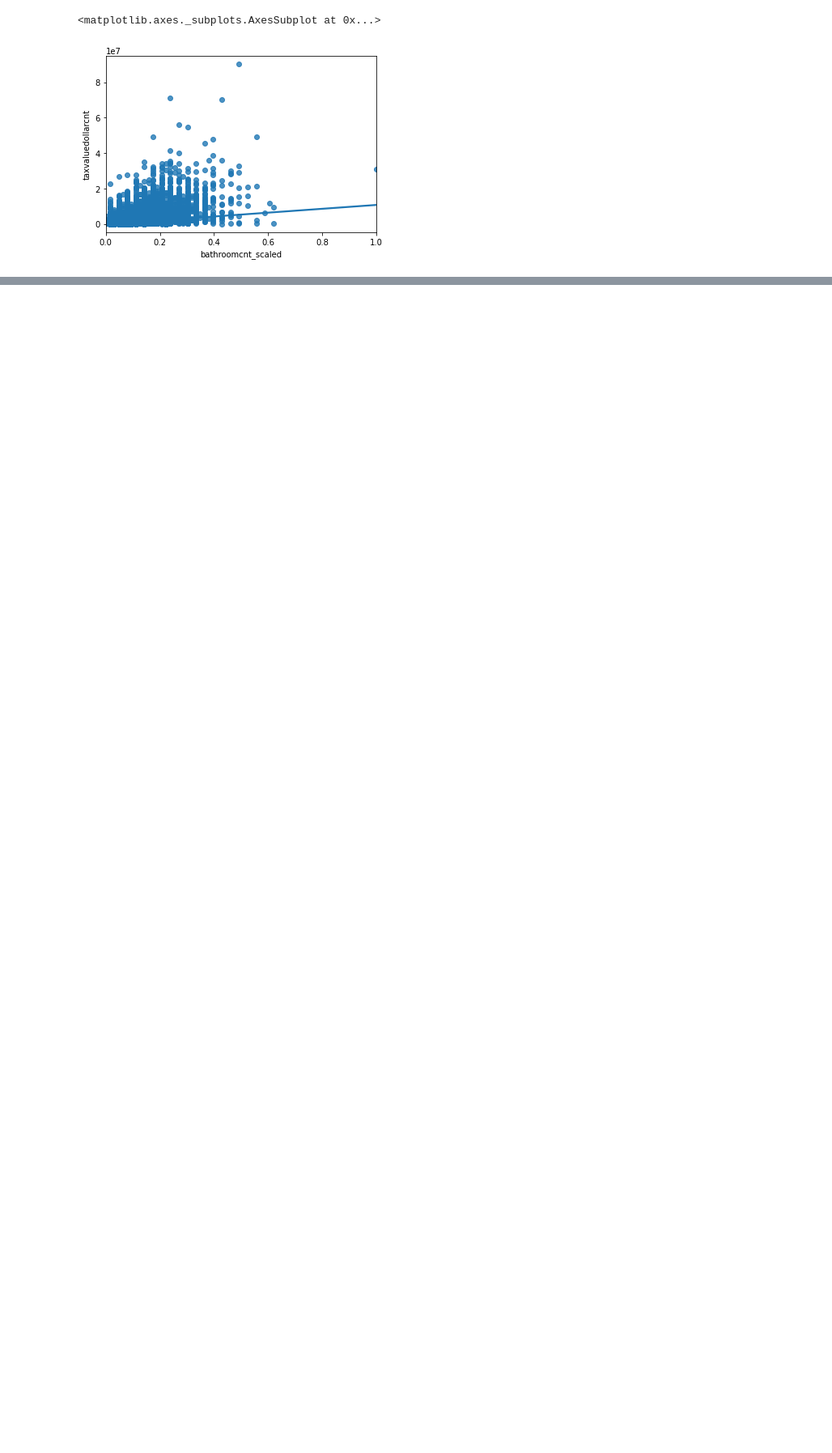
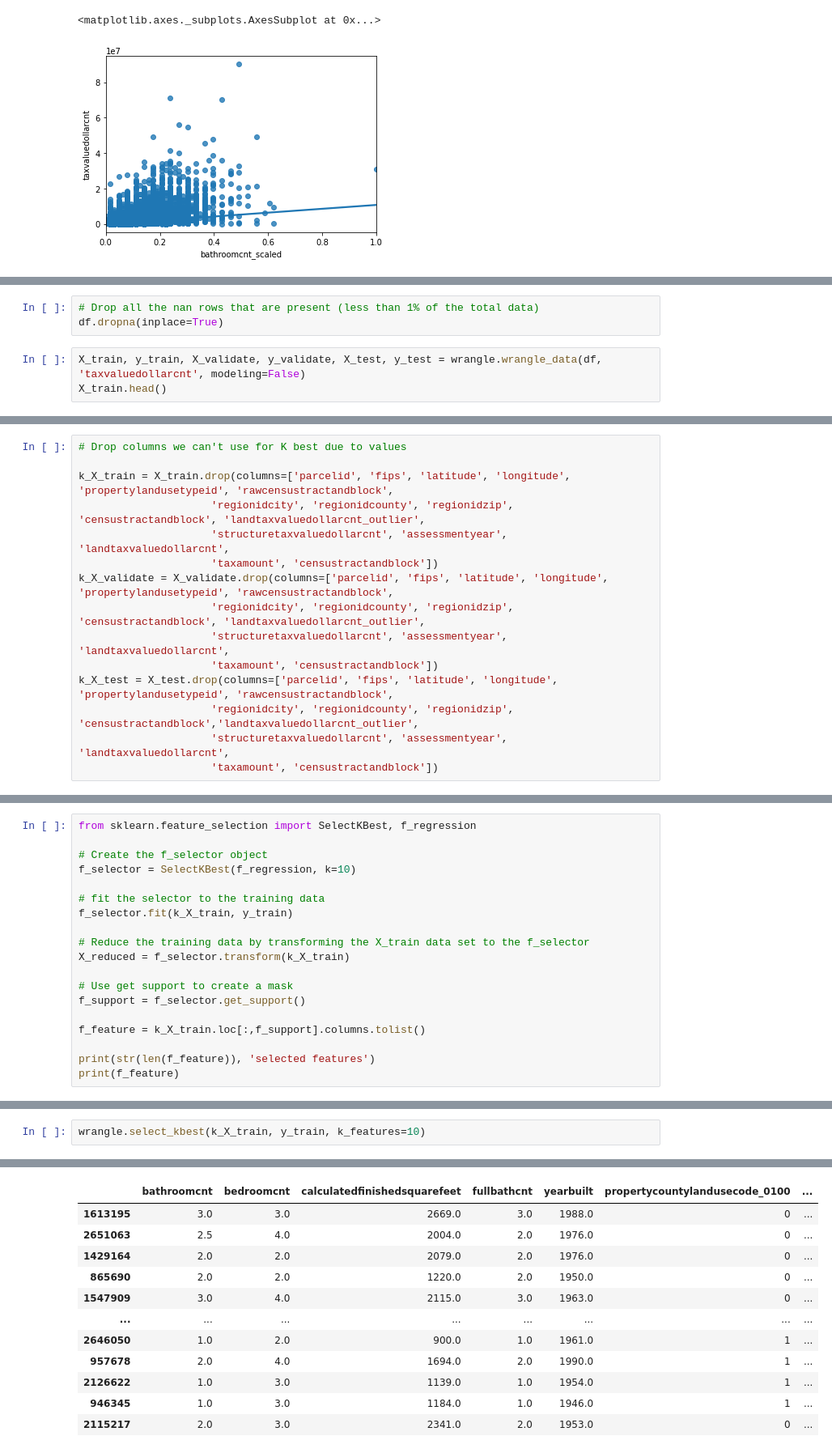
Before and after one commit to Robust-Analytics/zillow-project, a Jupyter notebook: tony_explore.ipynb, the cells around one changed output, grey strips where cells are left out. Shown at 81% size. Saved outputs shown, nothing was run; the diff lists cells and outputs as text; blank space fills up the shorter version.

```diff
--- a/tony_explore.ipynb
+++ b/tony_explore.ipynb
@@ -141,0 +212,6 @@ sns.regplot(data=train, x='bathroomcnt_scaled', y = 'taxvaluedollarcnt')
+# %%
+# Drop all the nan rows that are present (less than 1% of the total data)
+df.dropna(inplace=True)
+# %%
+X_train, y_train, X_validate, y_validate, X_test, y_test = wrangle.wrangle_data(df, 'taxvaluedollarcnt', modeling=False)
+X_train.head()
@@ -141,0 +250,15 @@ sns.regplot(data=train, x='bathroomcnt_scaled', y = 'taxvaluedollarcnt')
+# %%
+# Drop columns we can't use for K best due to values
+
+k_X_train = X_train.drop(columns=['parcelid', 'fips', 'latitude', 'longitude', 'propertylandusetypeid', 'rawcensustractandblock',
+                     'regionidcity', 'regionidcounty', 'regionidzip', 'censustractandblock', 'landtaxvaluedollarcnt_outlier',
+                     'structuretaxvaluedollarcnt', 'assessmentyear', 'landtaxvaluedollarcnt',
+                     'taxamount', 'censustractandblock'])
+k_X_validate = X_validate.drop(columns=['parcelid', 'fips', 'latitude', 'longitude', 'propertylandusetypeid', 'rawcensustractandblock',
+                     'regionidcity', 'regionidcounty', 'regionidzip', 'censustractandblock', 'landtaxvaluedollarcnt_outlier',
+                     'structuretaxvaluedollarcnt', 'assessmentyear', 'landtaxvaluedollarcnt',
+                     'taxamount', 'censustractandblock'])
+k_X_test = X_test.drop(columns=['parcelid', 'fips', 'latitude', 'longitude', 'propertylandusetypeid', 'rawcensustractandblock',
+                     'regionidcity', 'regionidcounty', 'regionidzip', 'censustractandblock','landtaxvaluedollarcnt_outlier',
+                     'structuretaxvaluedollarcnt', 'assessmentyear', 'landtaxvaluedollarcnt',
+                     'taxamount', 'censustractandblock'])
@@ -141,0 +269,19 @@ sns.regplot(data=train, x='bathroomcnt_scaled', y = 'taxvaluedollarcnt')
+# %%
+from sklearn.feature_selection import SelectKBest, f_regression
+
+# Create the f_selector object
+f_selector = SelectKBest(f_regression, k=10)
+
+# fit the selector to the training data
+f_selector.fit(k_X_train, y_train)
+
+# Reduce the training data by transforming the X_train data set to the f_selector
+X_reduced = f_selector.transform(k_X_train)
+
+# Use get support to create a mask
+f_support = f_selector.get_support()
+
+f_feature = k_X_train.loc[:,f_support].columns.tolist()
+
+print(str(len(f_feature)), 'selected features')
+print(f_feature)
@@ -141,0 +291,3 @@ sns.regplot(data=train, x='bathroomcnt_scaled', y = 'taxvaluedollarcnt')
+# %%
+wrangle.select_kbest(k_X_train, y_train, k_features=10)
+# %% [output]
@@ -141,0 +296,12 @@ sns.regplot(data=train, x='bathroomcnt_scaled', y = 'taxvaluedollarcnt')
+|  | bathroomcnt | bedroomcnt | calculatedfinishedsquarefeet | fullbathcnt | yearbuilt | propertycountylandusecode_0100 | ... |
+| 1613195 | 3.0 | 3.0 | 2669.0 | 3.0 | 1988.0 | 0 | ... |
+| 2651063 | 2.5 | 4.0 | 2004.0 | 2.0 | 1976.0 | 0 | ... |
+| 1429164 | 2.0 | 2.0 | 2079.0 | 2.0 | 1976.0 | 0 | ... |
+| 865690 | 2.0 | 2.0 | 1220.0 | 2.0 | 1950.0 | 0 | ... |
+| 1547909 | 3.0 | 4.0 | 2115.0 | 3.0 | 1963.0 | 0 | ... |
+| ... | ... | ... | ... | ... | ... | ... | ... |
+| 2646050 | 1.0 | 2.0 | 900.0 | 1.0 | 1961.0 | 1 | ... |
+| 957678 | 2.0 | 4.0 | 1694.0 | 2.0 | 1990.0 | 1 | ... |
+| 2126622 | 1.0 | 3.0 | 1139.0 | 1.0 | 1954.0 | 1 | ... |
+| 946345 | 1.0 | 3.0 | 1184.0 | 1.0 | 1946.0 | 1 | ... |
+| 2115217 | 2.0 | 3.0 | 2341.0 | 2.0 | 1953.0 | 0 | ... |
```
Also changed, not shown: parts of 23 cells of this notebook.
